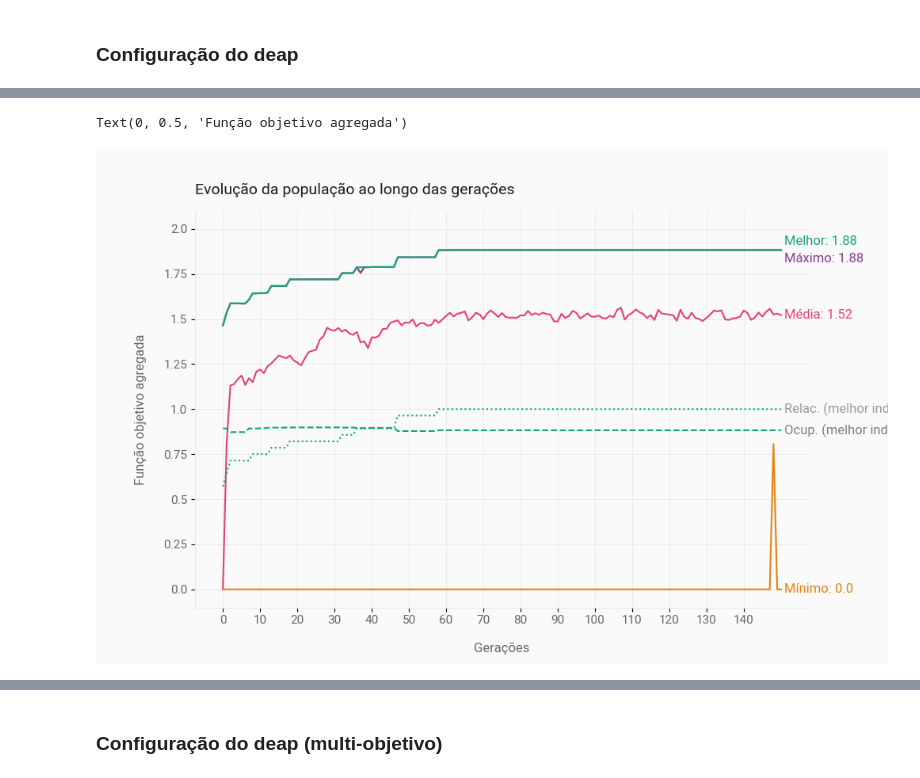
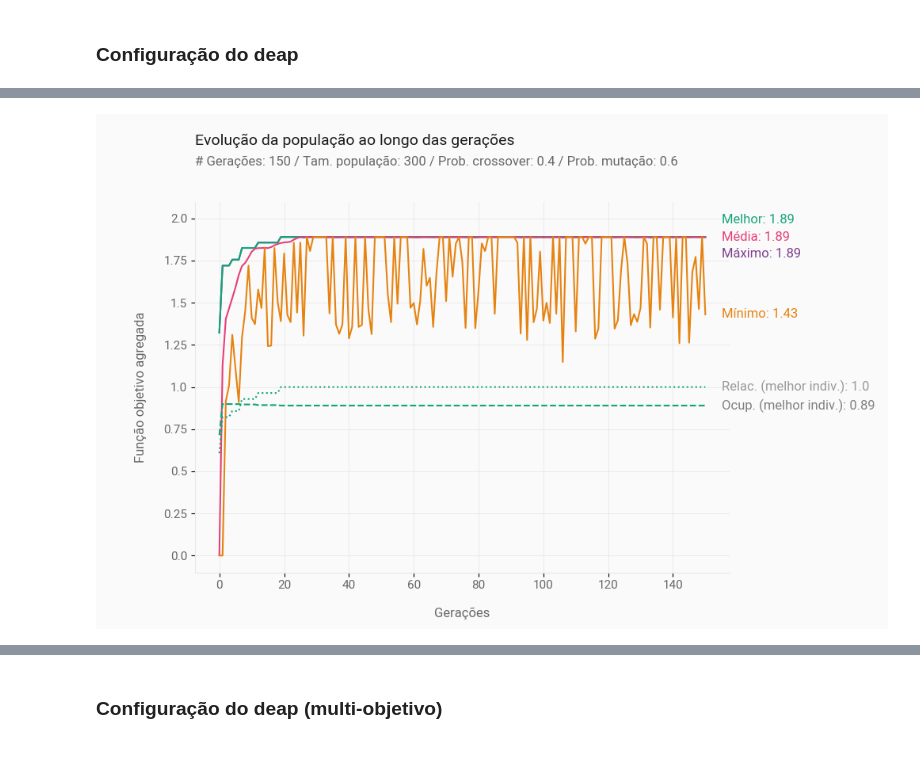
Before and after one commit to victoraraujo01/hybrid_work_distribution, a Jupyter notebook: hybrid_work_distribution.ipynb, the cells around one changed output, grey strips where cells are left out. Saved outputs shown, nothing was run; the diff lists cells and outputs as text; code cells hidden in the pictures.

Commit message:
Incluindo imagens de gráficos

```diff
--- a/hybrid_work_distribution.ipynb
+++ b/hybrid_work_distribution.ipynb
@@ -348,8 +350,8 @@ toolbox.register("mutate", mutacao, indpb=0.2)
 toolbox.register("select", tools.selTournament, tournsize=5)
 # %%
 N_GEN = 150
-N_POP = 500
-CXPB = 0.7
+N_POP = 300
+CXPB = 0.4
 MUTPB = 0.6
 
 pop = toolbox.population(n=N_POP)                           # inicialização da pop
@@ -363,7 +365,8 @@ history = tools.Statistics(lambda ind: ind)
 history.register('hof', lambda pop: hof[0])
 mstats = tools.MultiStatistics(fitness=stats, history=history)
 # %%
-pop, log = algorithms.eaSimple(pop, toolbox, cxpb=CXPB, mutpb=MUTPB, ngen=N_GEN, stats=mstats, halloffame=hof, verbose=True)
+# pop, log = algorithms.eaSimple(pop, toolbox, cxpb=CXPB, mutpb=MUTPB, ngen=N_GEN, stats=mstats, halloffame=hof, verbose=True)
+pop, log = algorithms.eaMuPlusLambda(pop, toolbox, mu=N_POP, lambda_=N_POP, cxpb=CXPB, mutpb=MUTPB, ngen=N_GEN, stats=mstats, halloffame=hof, verbose=True)
 # %% [output]
                                          fitness                                                                                                                                                         ...
                 ---------------------------------------------------------       ------------------------------------------------------------------------------------------------------------------------ ...
@@ -392,10 +395,10 @@ epochs_best_relacionamento = [funcao_objetivo(value)[1] for epoch_kv in log.chap
 # %%
 # Colors used to shade countries
 COLOR_SCALE = [
-    "#7F3C8D", # MAX
-    "#11A579", # BEST
-    "#E73F74", # MEAN
-    "#E68310", # MIN
+"#7F3C8D", # MAX
+"#11A579", # BEST
+"#E73F74", # MEAN
+"#E68310", # MIN
 ]
 
 GREY10 = "#1a1a1a"
@@ -406,7 +409,7 @@ GREY91 = "#e8e8e8"
 GREY98 = "#fafafa"
 
 # Vertical / horizontal lines
-HLINES = np.arange(0, N_GEN, 10)
+HLINES = np.arange(0, N_GEN+1, 20)
 VLINES = np.linspace(0.0, 2.0, 9)
 
 # Initialize layout
@@ -435,42 +438,45 @@ ax.plot(epochs_best_relacionamento, color=COLOR_SCALE[1], ls=':')
 # Customize spines
 ax.spines["left"].set_color(GREY91)
 ax.spines["bottom"].set_color(GREY91)
 ax.spines["right"].set_color("none")
 ax.spines["top"].set_color("none")
 
 # Customize axes labels and ticks
 ax.set_yticks([y for y in VLINES])
 ax.set_yticklabels(
     [y for y in VLINES],
     fontname="Roboto",
     fontsize=11,
     weight=500,
     color=GREY40
 )
 
 ax.set_xticks([x for x in HLINES])
 ax.set_xticklabels(
     [x for x in HLINES],
     fontname= "Roboto",
     fontsize=11,
     weight=500,
     color=GREY40
 )
 
 # Add label
-ax.text(N_GEN+1, epochs_max[-1]-.05, f'Máximo: {round(epochs_max[-1], 2)}', color=COLOR_SCALE[0], fontsize=12, weight="bold", fontfamily="Roboto", va="center")
-ax.text(N_GEN+1, epochs_best[-1][0]+.05, f'Melhor: {round(epochs_best[-1][0], 2)}', color=COLOR_SCALE[1], fontsize=12, weight="bold", fontfamily="Roboto", va="center")
-ax.text(N_GEN+1, epochs_avg[-1], f'Média: {round(epochs_avg[-1], 2)}', color=COLOR_SCALE[2], fontsize=12, weight="bold", fontfamily="Roboto", va="center")
-ax.text(N_GEN+1, epochs_min[-1], f'Mínimo: {round(epochs_min[-1], 2)}', color=COLOR_SCALE[3], fontsize=12, weight="bold", fontfamily="Roboto", va="center")
-ax.text(N_GEN+1, epochs_best_ocupacao[-1], f'Ocup. (melhor indiv.): {round(epochs_best_ocupacao[-1], 2)}', color=GREY50, fontsize=12, weight="bold", fontfamily="Roboto", va="center")
-ax.text(N_GEN+1, epochs_best_relacionamento[-1], f'Relac. (melhor indiv.): {round(epochs_best_relacionamento[-1], 2)}', color=GREY60, fontsize=12, weight="bold", fontfamily="Roboto", va="center")
+ax.text(N_GEN+5, epochs_max[-1]-.1, f'Máximo: {round(epochs_max[-1], 2)}', color=COLOR_SCALE[0], fontsize=12, weight="bold", fontfamily="Roboto", va="center")
+ax.text(N_GEN+5, epochs_best[-1][0]+.1, f'Melhor: {round(epochs_best[-1][0], 2)}', color=COLOR_SCALE[1], fontsize=12, weight="bold", fontfamily="Roboto", va="center")
+ax.text(N_GEN+5, epochs_avg[-1], f'Média: {round(epochs_avg[-1], 2)}', color=COLOR_SCALE[2], fontsize=12, weight="bold", fontfamily="Roboto", va="center")
+ax.text(N_GEN+5, epochs_min[-1], f'Mínimo: {round(epochs_min[-1], 2)}', color=COLOR_SCALE[3], fontsize=12, weight="bold", fontfamily="Roboto", va="center")
+ax.text(N_GEN+5, epochs_best_ocupacao[-1], f'Ocup. (melhor indiv.): {round(epochs_best_ocupacao[-1], 2)}', color=GREY50, fontsize=12, weight="bold", fontfamily="Roboto", va="center")
+ax.text(N_GEN+5, epochs_best_relacionamento[-1], f'Relac. (melhor indiv.): {round(epochs_best_relacionamento[-1], 2)}', color=GREY60, fontsize=12, weight="bold", fontfamily="Roboto", va="center")
 
-plt.title('Evolução da população ao longo das gerações', fontsize=14, fontweight='bold', fontname='Roboto', color=GREY10, loc='left', pad=15)
+fig.text(0.125, 0.97, '', fontsize=14, fontweight='bold', fontname='Roboto', color=GREY10)
+fig.text(0.125, 0.94, 'Evolução da população ao longo das gerações', fontsize=14, fontweight='bold', fontname='Roboto', color=GREY10)
+fig.text(0.125, 0.90, f'# Gerações: {N_GEN} / Tam. população: {N_POP} / Prob. crossover: {CXPB} / Prob. mutação: {MUTPB}', fontsize=12, fontweight='bold', fontname='Roboto', color=GREY40)
 ax.set_xlabel('Gerações', fontsize=12, fontweight='bold', fontname='Roboto', color=GREY40, labelpad=15)
 ax.set_ylabel('Função objetivo agregada', fontsize=12, fontweight='bold', fontname='Roboto', color=GREY40, labelpad=15)
+
+plt.subplots_adjust(top=0.83, right=0.8)
 # %% [output]
-Text(0, 0.5, 'Função objetivo agregada')
-[figure, old version]
+[figure, new version]
 # %%
 # Melhores soluções
 print("Melhores Indivíduos:")
```
Also changed, not shown: parts of 12 cells of this notebook, 37 other files.
